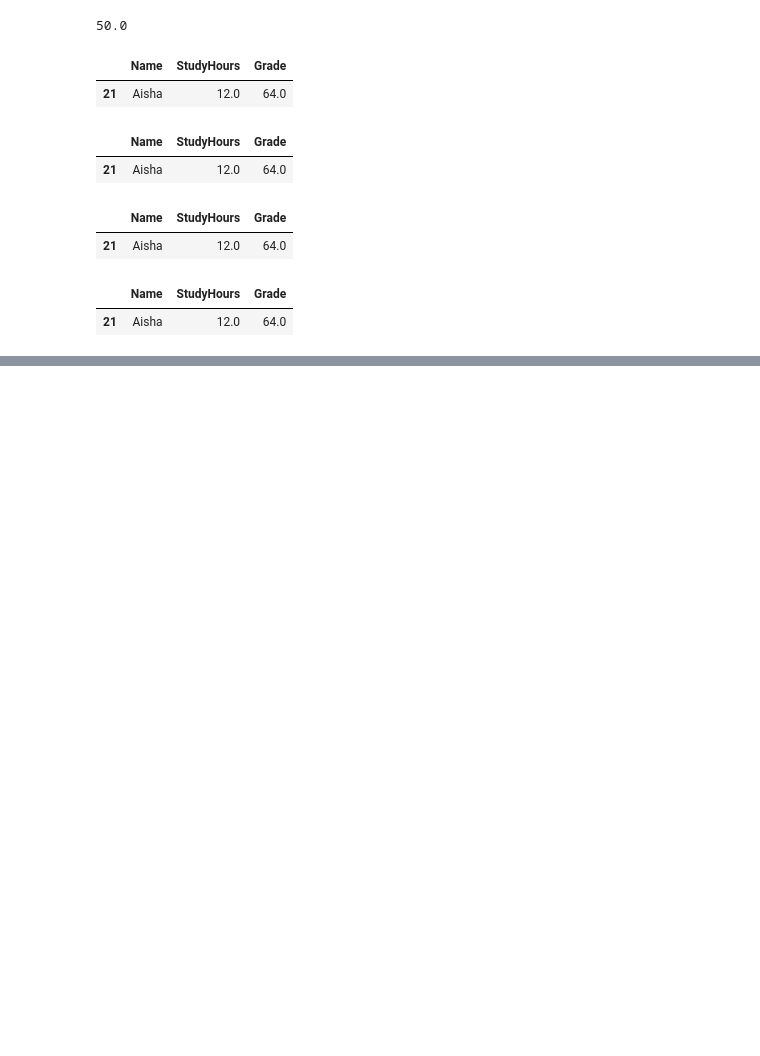
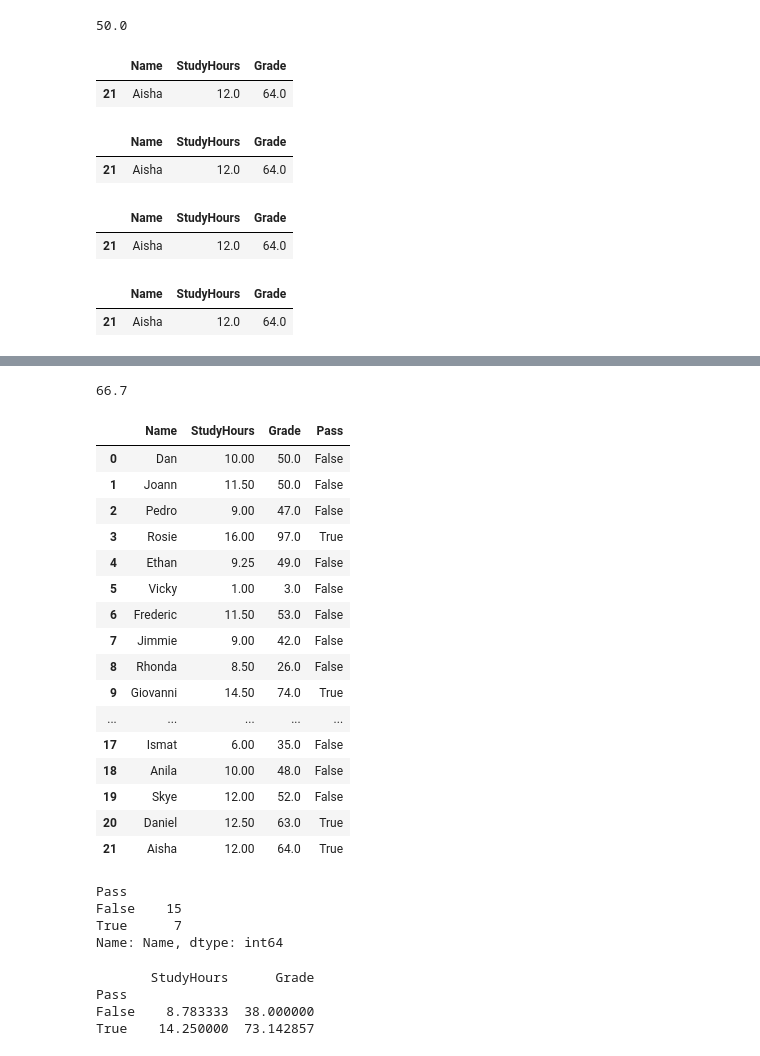
Before and after one commit to roangira99/Data-Analysis-ML, a Jupyter notebook: student_grades.ipynb, the cells around one changed output, grey strips where cells are left out. Drawn from its saved outputs; the diff is of its cells as text; code cells hidden in the pictures; blank space fills up the shorter version.

Commit message:
Exploring data from a loaded csv file

```diff
--- a/student_grades.ipynb
+++ b/student_grades.ipynb
@@ -162,3 +162,7 @@ df_students[df_students.Name == 'Aisha']
 # %% [output]
 |  | Name | StudyHours | Grade |
 | 21 | Aisha | 12.0 | 64.0 |
+# %%
+# Loading data from a text file
+df_students = pd.read_csv("C:/Users/ROBERT/datasets/mslearn_intro_to_ml_data_grades.csv", delimiter = ',', header = 'infer')
+df_students.head()
@@ -164,0 +213,4 @@ df_students[df_students.Name == 'Aisha']
+# %%
+# impute replacement values to the nulls
+df_students.StudyHours = df_students.StudyHours.fillna(df_students.StudyHours.mean())
+df_students
@@ -164,0 +235,4 @@ df_students[df_students.Name == 'Aisha']
+# %%
+# Alternatively, drop rows that contain null values
+df_students = df_students.dropna(axis=0, how='any')
+df_students
@@ -164,0 +286,47 @@ df_students[df_students.Name == 'Aisha']
+# %%
+# What was the mean grade of the above students?
+df_students[df_students.StudyHours > mean_study].Grade.mean()
+# %% [output]
+66.7
+# %%
+# Use a pandas series to create a pass/fail indicator (passmark = 60)
+passes = pd.Series(df_students['Grade'] >= 60)
+# concatenate the series as a new column
+df_students = pd.concat([df_students, passes.rename("Pass")], axis = 1)
+
+df_students
+# %% [output]
+|  | Name | StudyHours | Grade | Pass |
+| 0 | Dan | 10.00 | 50.0 | False |
+| 1 | Joann | 11.50 | 50.0 | False |
+| 2 | Pedro | 9.00 | 47.0 | False |
+| 3 | Rosie | 16.00 | 97.0 | True |
+| 4 | Ethan | 9.25 | 49.0 | False |
+| 5 | Vicky | 1.00 | 3.0 | False |
+| 6 | Frederic | 11.50 | 53.0 | False |
+| 7 | Jimmie | 9.00 | 42.0 | False |
+| 8 | Rhonda | 8.50 | 26.0 | False |
+| 9 | Giovanni | 14.50 | 74.0 | True |
+| ... | ... | ... | ... | ... |
+| 17 | Ismat | 6.00 | 35.0 | False |
+| 18 | Anila | 10.00 | 48.0 | False |
+| 19 | Skye | 12.00 | 52.0 | False |
+| 20 | Daniel | 12.50 | 63.0 | True |
+| 21 | Aisha | 12.00 | 64.0 | True |
+# %%
+# determine how many students passed and failed using the groupby method
+print(df_students.groupby(df_students.Pass).Name.count())
+# %% [output]
+Pass
+False    15
+True      7
+Name: Name, dtype: int64
+# %%
+# find the mean study time and grade for the groups of students who passed
+# and failed
+print(df_students.groupby(df_students.Pass)['StudyHours', 'Grade'].mean())
+# %% [output]
+       StudyHours      Grade
+Pass
+False    8.783333  38.000000
+True    14.250000  73.142857
```
Also changed, not shown: parts of 11 cells of this notebook.
